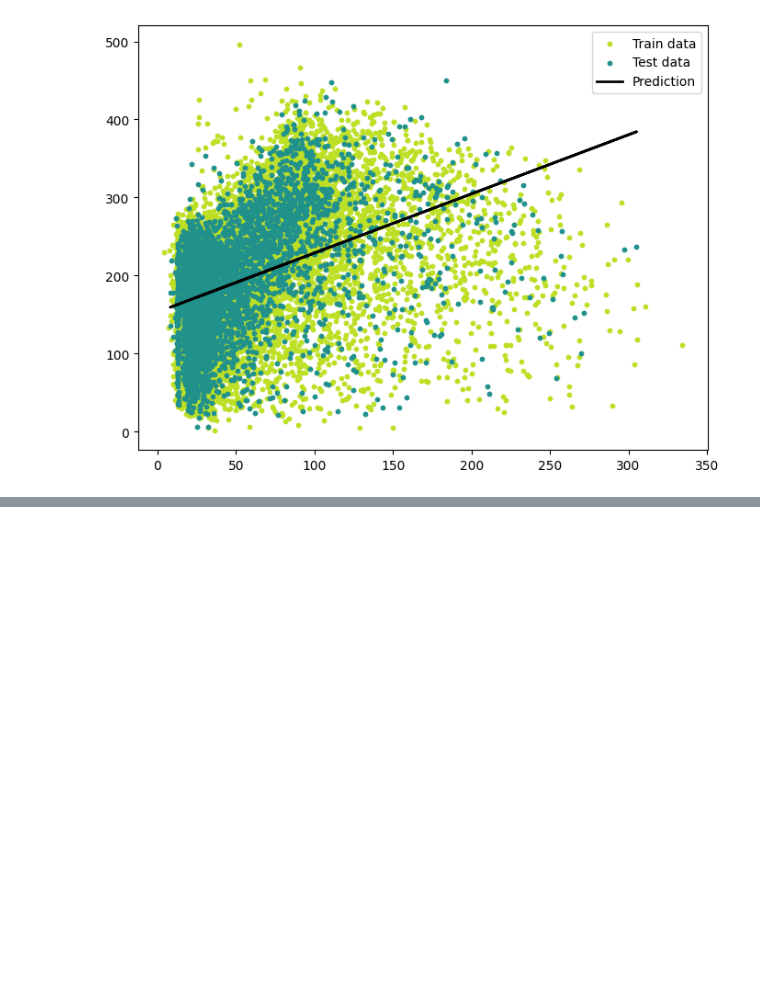
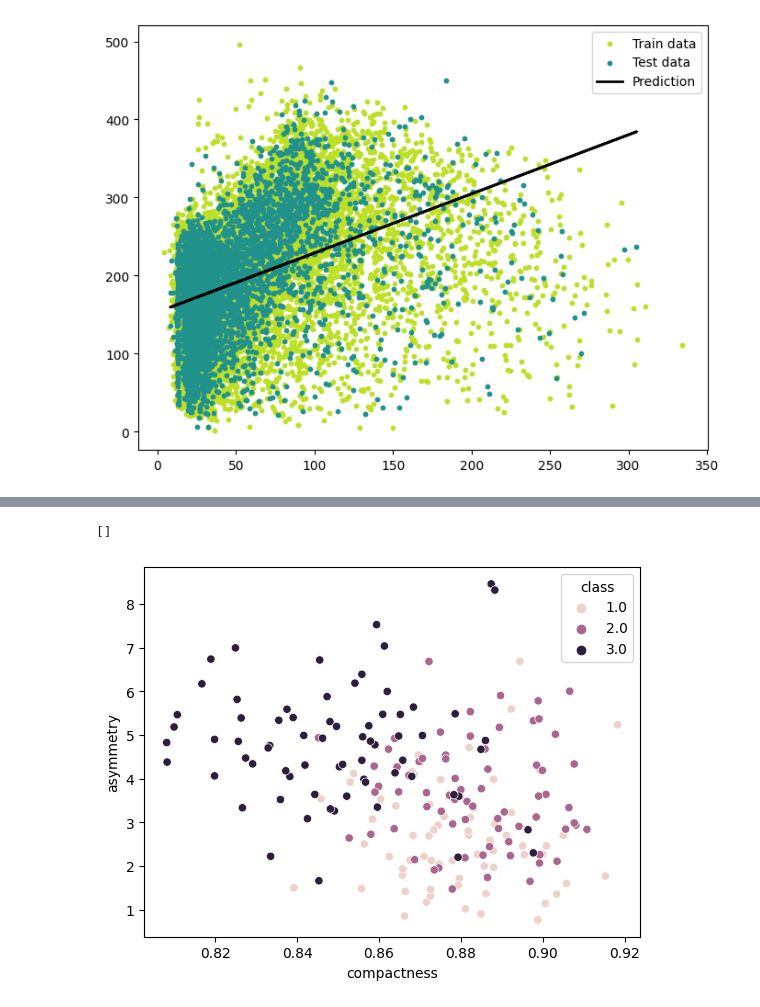
Before and after one commit to daniil777555/portfolio, a Jupyter notebook: python/ml/test-my-model.ipynb, the cells around one changed output, grey strips where cells are left out. Cells and saved outputs as stored; diff of their text form; code cells hidden in the pictures; blank space fills up the shorter version.

```diff
--- a/python/ml/test-my-model.ipynb
+++ b/python/ml/test-my-model.ipynb
@@ -192,0 +216,8 @@ plt.show()
+# %%
+truth_df = pd.DataFrame(np.hstack((X, df_for_kmeans['class'].values.reshape(-1, 1))), columns=[x1, x2, 'class'])
+
+sns.scatterplot(x=x1, y=x2, hue='class', data=truth_df)
+plt.plot()
+# %% [output]
+[]
+[figure, added]
```
Also changed, not shown: parts of 13 cells of this notebook, 21 other files.
